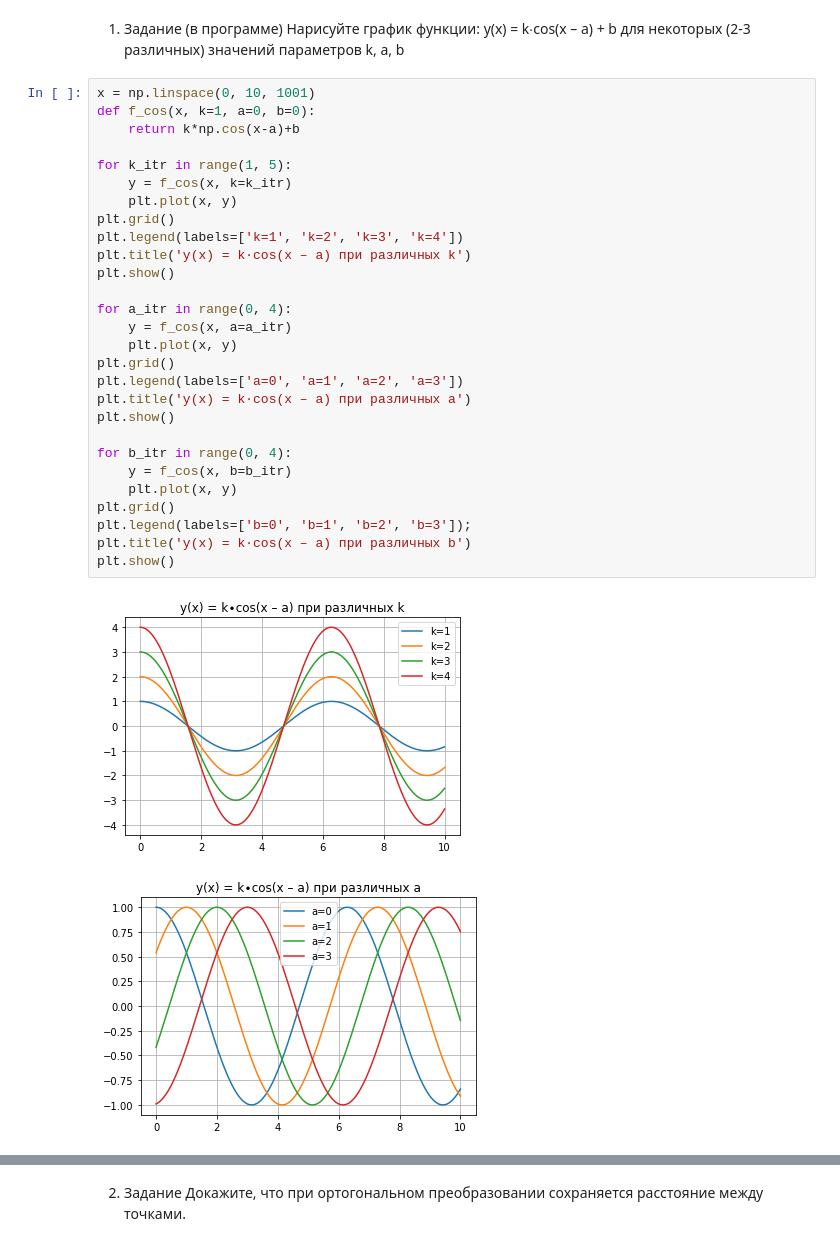
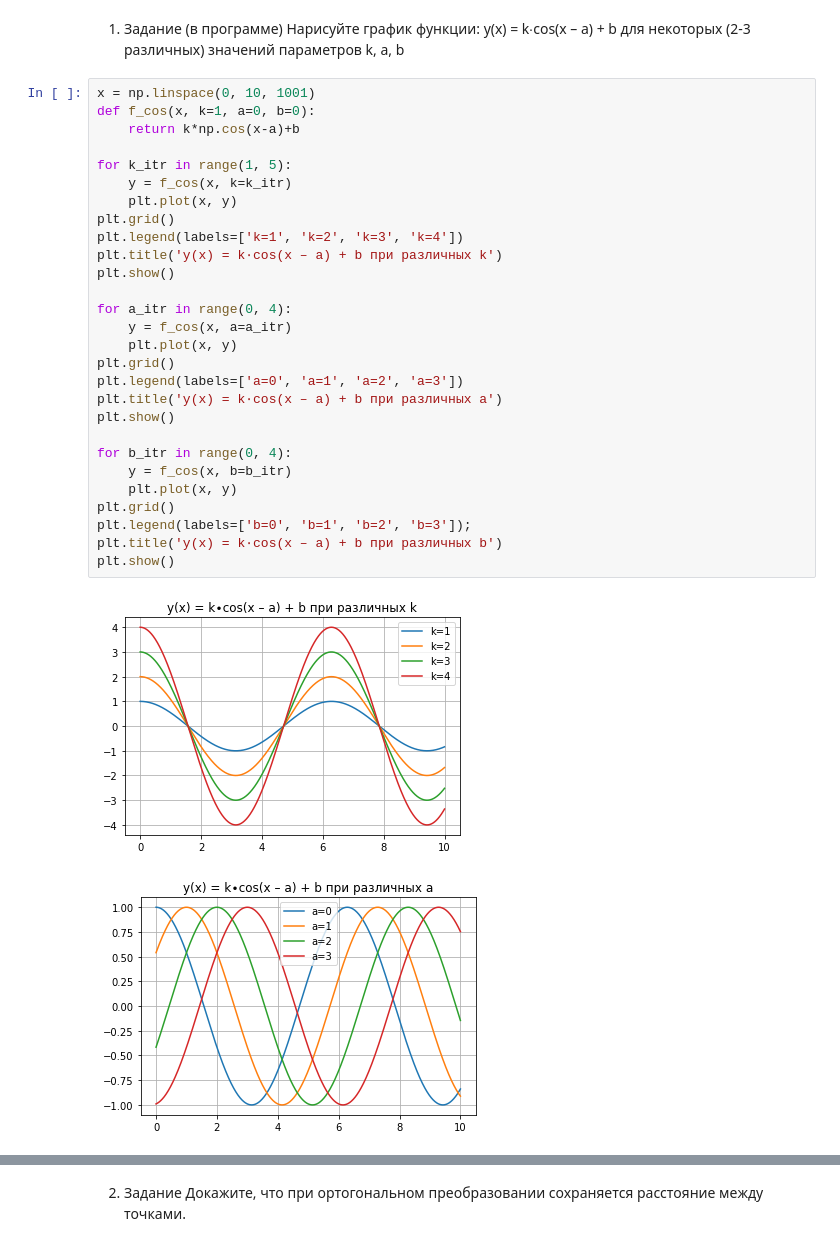
Before and after one commit to GruXsqK/Higher_math, a Jupyter notebook: Lesson_3.ipynb, the cells around one changed output, grey strips where cells are left out. Drawn from its saved outputs; the diff is of its cells as text.

```diff
--- a/Lesson_3.ipynb
+++ b/Lesson_3.ipynb
@@ -165,31 +165,31 @@ y(x) = k∙cos(x – a) + b
 # %%
 x = np.linspace(0, 10, 1001)
 def f_cos(x, k=1, a=0, b=0):
     return k*np.cos(x-a)+b
 
 for k_itr in range(1, 5):
     y = f_cos(x, k=k_itr)
     plt.plot(x, y)
 plt.grid()
 plt.legend(labels=['k=1', 'k=2', 'k=3', 'k=4'])
-plt.title('y(x) = k∙cos(x – a) при различных k')
+plt.title('y(x) = k∙cos(x – a) + b при различных k')
 plt.show()
 
 for a_itr in range(0, 4):
     y = f_cos(x, a=a_itr)
     plt.plot(x, y)
 plt.grid()
 plt.legend(labels=['a=0', 'a=1', 'a=2', 'a=3'])
-plt.title('y(x) = k∙cos(x – a) при различных a')
+plt.title('y(x) = k∙cos(x – a) + b при различных a')
 plt.show()
 
 for b_itr in range(0, 4):
     y = f_cos(x, b=b_itr)
     plt.plot(x, y)
 plt.grid()
 plt.legend(labels=['b=0', 'b=1', 'b=2', 'b=3']);
-plt.title('y(x) = k∙cos(x – a) при различных b')
+plt.title('y(x) = k∙cos(x – a) + b при различных b')
 plt.show()
 # %% [output]
-[figure, old version]
+[figure, new version]
-[figure, old version]
+[figure, new version]
```
Also changed, not shown: parts of 1 cell of this notebook.
